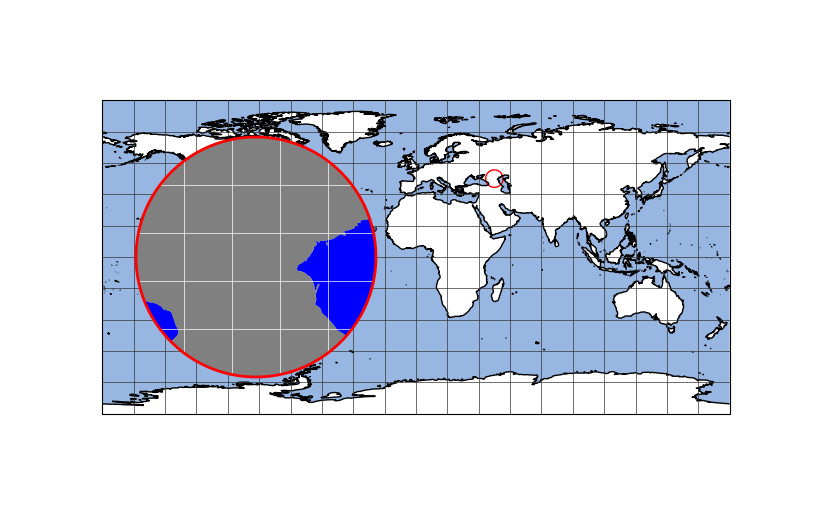
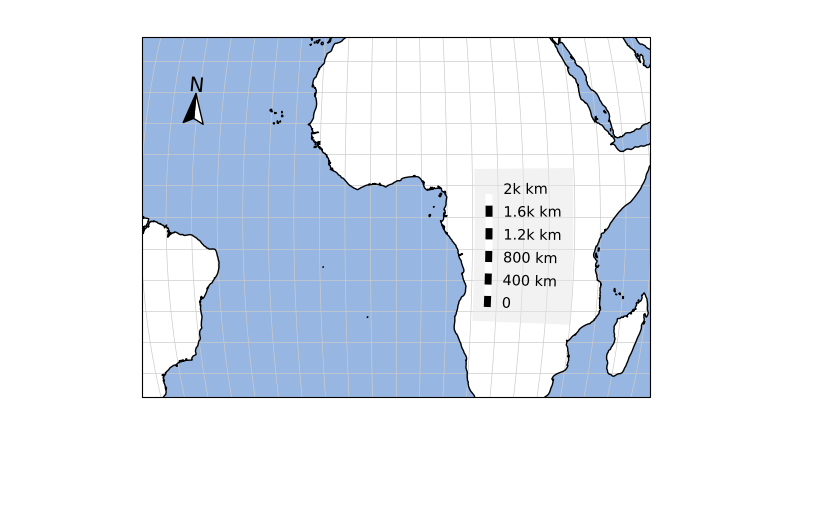
Before and after one commit to raphaelquast/EOmaps_GeoPython2023, a Jupyter notebook: EOmaps_workshop.ipynb, the cells around one changed output. Saved outputs shown, nothing was run; the diff lists cells and outputs as text; code cells hidden in the pictures; blank space fills up the shorter version.

```diff
--- a/EOmaps_workshop.ipynb
+++ b/EOmaps_workshop.ipynb
@@ -38,14 +83,18 @@
 # %%
 from eomaps import Maps
-m = Maps()
+m = Maps(Maps.CRS.Mollweide(), figsize=(6, 4))
+m.set_extent((-50, 50, -20, 20))
+
 m.add_feature.preset.coastline()
 m.add_feature.preset.ocean()
-m.add_gridlines()
 
-m2 = m.new_inset_map(plot_position=(0.25, 0.5))
-m2.add_feature.physical.ocean(fc="b", scale=50)
-m2.add_feature.physical.land(fc=".5", scale=50)
-m2.add_gridlines(2, c="w")
+m.add_gridlines(5, c=".8")
+m.add_compass(pos=(.1, .76), style="north arrow")
+m.add_scalebar(
+    auto_position=(0.68, 0.25),
+    autoscale_fraction=0.45,
+    patch_props=dict(fc=".9", ec="none", alpha=0.5))
+
 m.snapshot(clear=True)
 # %% [output]
-[figure, old version]
+[figure, new version]
```
Also changed, not shown: parts of 7 cells of this notebook.
